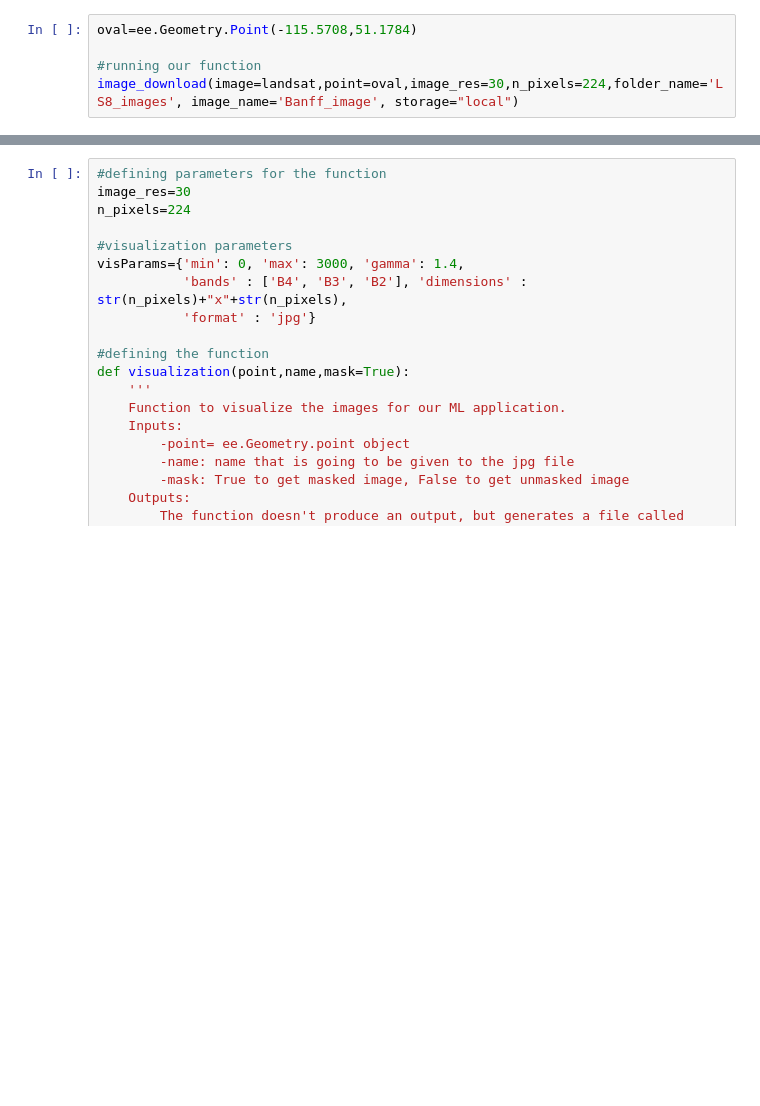
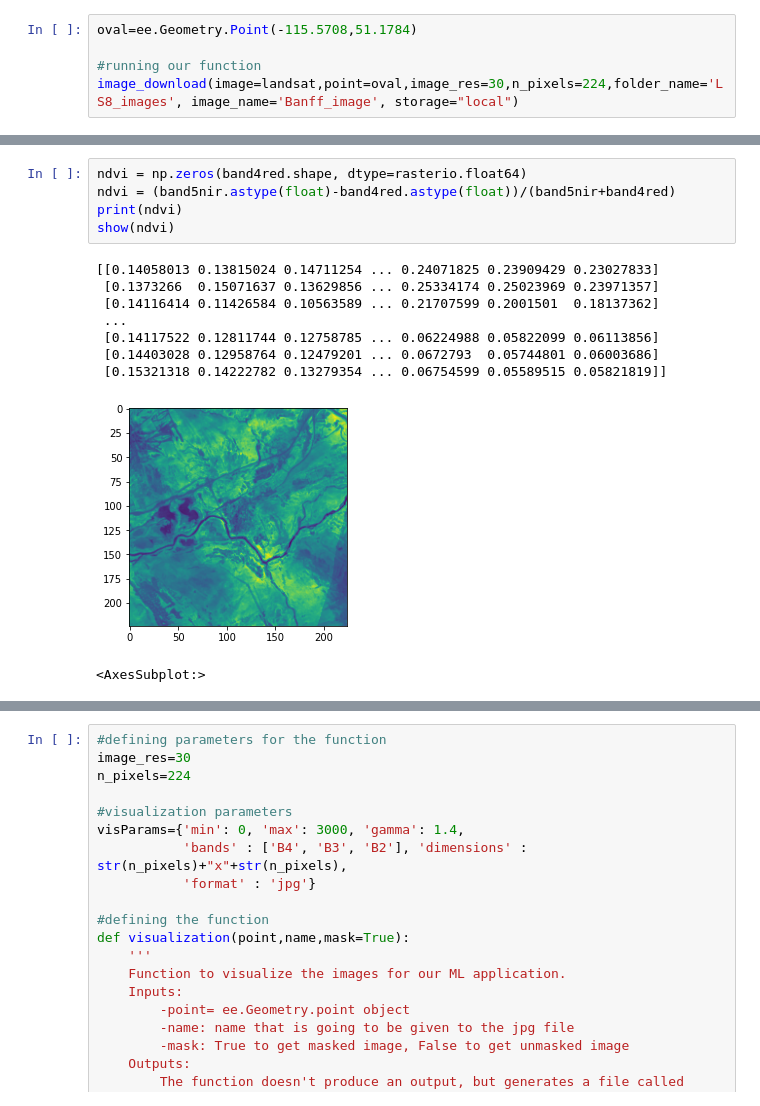
Before and after one commit to ThibaudARoy/LandSatAGB, a Jupyter notebook: LandSatAGBwithEE.ipynb, the cells around one changed output, grey strips where cells are left out. Saved outputs shown, nothing was run; the diff lists cells and outputs as text; blank space fills up the shorter version.

```diff
--- a/LandSatAGBwithEE.ipynb
+++ b/LandSatAGBwithEE.ipynb
@@ -111,0 +166,15 @@ os.listdir('LS8_images')
+# %%
+ndvi = np.zeros(band4red.shape, dtype=rasterio.float64)
+ndvi = (band5nir.astype(float)-band4red.astype(float))/(band5nir+band4red)
+print(ndvi)
+show(ndvi)
+# %% [output]
+[[0.14058013 0.13815024 0.14711254 ... 0.24071825 0.23909429 0.23027833]
+ [0.1373266  0.15071637 0.13629856 ... 0.25334174 0.25023969 0.23971357]
+ [0.14116414 0.11426584 0.10563589 ... 0.21707599 0.2001501  0.18137362]
+ ...
+ [0.14117522 0.12811744 0.12758785 ... 0.06224988 0.05822099 0.06113856]
+ [0.14403028 0.12958764 0.12479201 ... 0.0672793  0.05744801 0.06003686]
+ [0.15321318 0.14222782 0.13279354 ... 0.06754599 0.05589515 0.05821819]]
+[figure, added]
+<AxesSubplot:>
```
Also changed, not shown: parts of 16 cells of this notebook, 5 other files.
